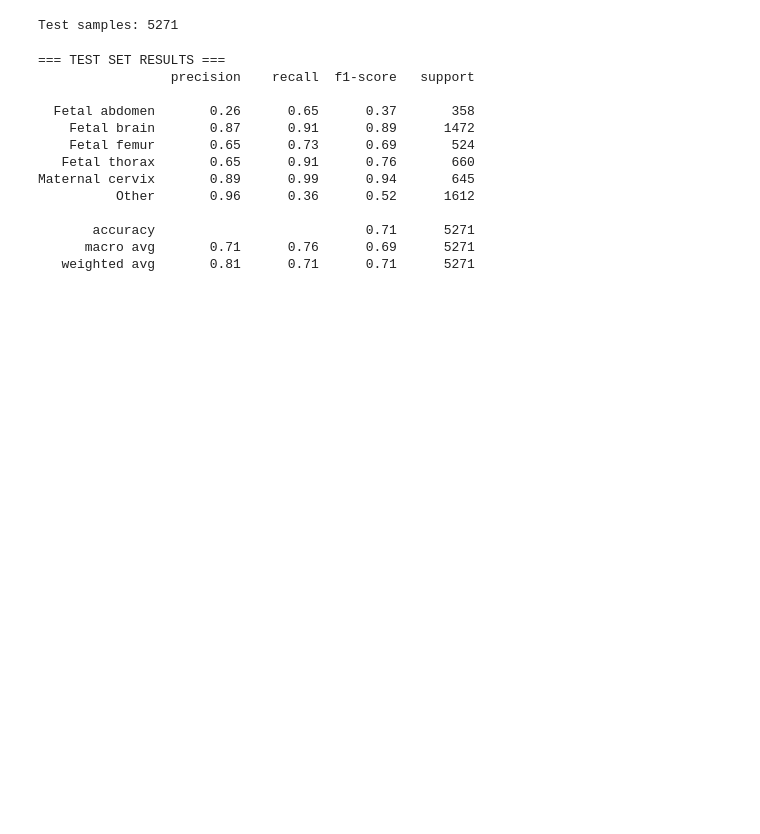
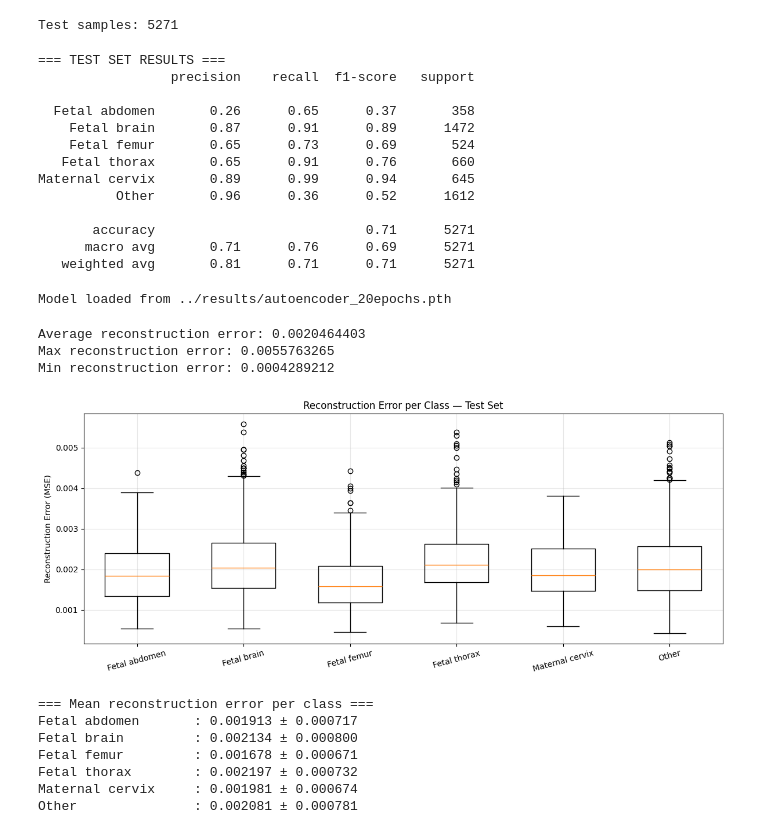
Before and after one commit to lolorikos/fetal-ultrasound-ae, a Jupyter notebook: notebooks/exploration.ipynb, the cells around one changed output. Saved outputs shown, nothing was run; the diff lists cells and outputs as text; code cells hidden in the pictures; blank space fills up the shorter version.

Commit message:
Stage 3: anomaly detection with reconstruction error threshold

```diff
--- a/notebooks/exploration.ipynb
+++ b/notebooks/exploration.ipynb
@@ -534,3 +534,68 @@ Maternal cervix       0.89      0.99      0.94       645
        accuracy                           0.71      5271
       macro avg       0.71      0.76      0.69      5271
    weighted avg       0.81      0.71      0.71      5271
+# %%
+from src.train import load_model
+import numpy as np
+
+# load the autoencoder
+autoencoder = load_model("../results/autoencoder_20epochs.pth", device=device)
+autoencoder.eval()
+
+# measure reconstruction error for every test image
+errors = []
+labels_list = []
+
+with torch.no_grad():
+    for images, labels in tqdm(test_loader, desc="Computing reconstruction errors"):
+        images = images.to(device)
+        reconstructed = autoencoder(images)
+
+        # MSE per image
+        mse = ((images - reconstructed) ** 2).mean(dim=[1,2,3])
+        errors.extend(mse.cpu().numpy())
+        labels_list.extend(labels.numpy())
+
+errors = np.array(errors)
+labels_list = np.array(labels_list)
+
+print("Average reconstruction error:", errors.mean())
+print("Max reconstruction error:", errors.max())
+print("Min reconstruction error:", errors.min())
+# %% [output]
+Model loaded from ../results/autoencoder_20epochs.pth
+Average reconstruction error: 0.0020464403
+Max reconstruction error: 0.0055763265
+Min reconstruction error: 0.0004289212
+# %%
+import matplotlib.pyplot as plt
+
+fig, ax = plt.subplots(figsize=(12, 5))
+
+# plot error distribution per class
+for i, plane in enumerate(test_dataset.classes):
+    class_errors = errors[labels_list == i]
+    ax.boxplot(class_errors, positions=[i], widths=0.6)
+
+ax.set_xticks(range(6))
+ax.set_xticklabels(test_dataset.classes, rotation=15)
+ax.set_ylabel("Reconstruction Error (MSE)")
+ax.set_title("Reconstruction Error per Class — Test Set")
+ax.grid(True, alpha=0.3)
+plt.tight_layout()
+plt.show()
+
+# print mean error per class
+print("=== Mean reconstruction error per class ===")
+for i, plane in enumerate(test_dataset.classes):
+    class_errors = errors[labels_list == i]
+    print(f"{plane:20s}: {class_errors.mean():.6f} ± {class_errors.std():.6f}")
+# %% [output]
+[figure, added]
+=== Mean reconstruction error per class ===
+Fetal abdomen       : 0.001913 ± 0.000717
+Fetal brain         : 0.002134 ± 0.000800
+Fetal femur         : 0.001678 ± 0.000671
+Fetal thorax        : 0.002197 ± 0.000732
+Maternal cervix     : 0.001981 ± 0.000674
+Other               : 0.002081 ± 0.000781
```
Also changed, not shown: parts of 2 cells of this notebook, 1 other file.
